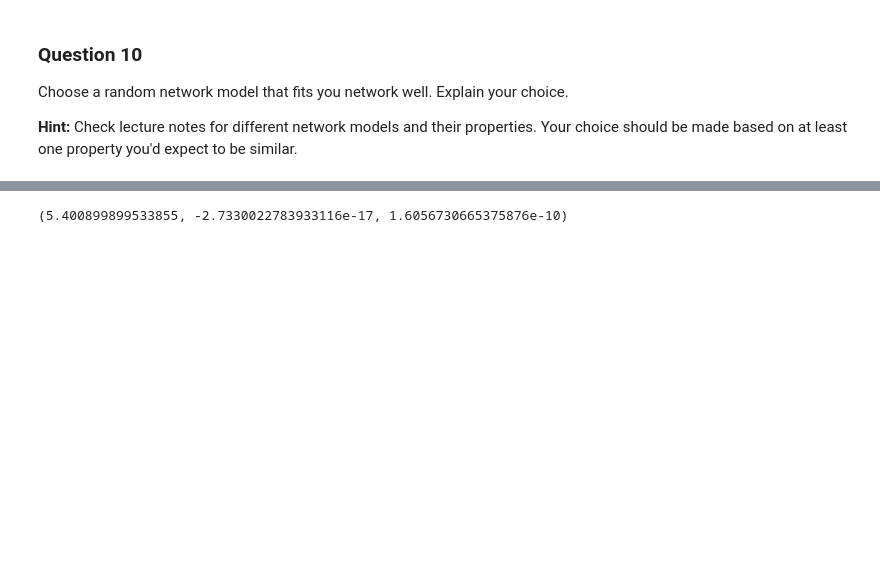
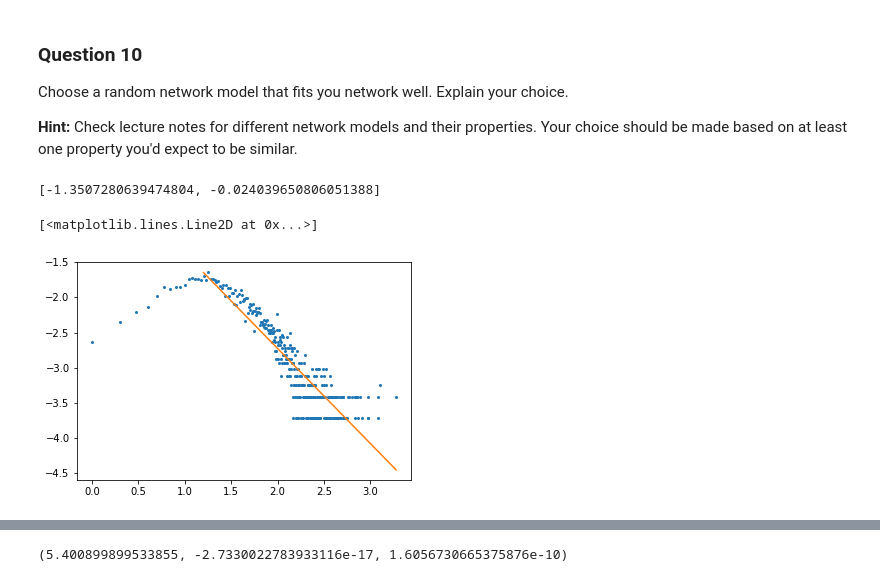
Before and after one commit to mattminder/ntds_24, a Jupyter notebook: Milestone_2/2_network_models.ipynb, the cells around one changed output, grey strips where cells are left out. Saved outputs shown, nothing was run; the diff lists cells and outputs as text; code cells hidden in the pictures; blank space fills up the shorter version.

```diff
--- a/Milestone_2/2_network_models.ipynb
+++ b/Milestone_2/2_network_models.ipynb
@@ -346,3 +405,44 @@ Imagine you got equal degree distributions. Would that guarantee you got the sam
 Choose a random network model that fits you network well. Explain your choice.
 
 **Hint:** Check lecture notes for different network models and their properties. Your choice should be made based on at least one property you'd expect to be similar.
+# %%
+from scipy.stats import powerlaw
+from scipy import polyfit, polyval
+p = prob_degree_distribution(adjacency)
+x = np.linspace(1, p.size, num=p.size)
+
+# Convert to log scale, fit
+nonzero_ix = np.where(p != 0)
+x_log = np.log10(x[nonzero_ix])
+p_log = np.log10(p[nonzero_ix])
+#[a, b] = polyfit(x_log, p_log, 1)
+#print([a, b])
+#fitted = polyval([a, b], x_log)
+
+# Fit only data with x > 1.5
+keep_ix = np.where(x_log > 1.2)
+x_log_keep = x_log[keep_ix]
+p_log_keep = p_log[keep_ix]
+[a2, b2] = polyfit(x_log_keep, p_log_keep, 1)
+print([a2, b2])
+fitted2 = polyval([a2, b2], x_log_keep)
+
+
+plt.plot(x_log, p_log, 'o', ms=2)
+#plt.plot(x_log, fitted)
+plt.plot(x_log_keep, fitted2)
+
+#param = powerlaw.fit(p, loc=0, scale=1)
+#power_law_fitted = powerlaw.pdf(x, param[0], loc=param[1], scale=param[2])
+
+
+
+
+#print(power_law_fitted)
+#print(param)
+#plt.loglog(x,power_law_fitted,'r-',x,p,'g.')
+#plt.title('Comparison of network degree distribution and log-norml fit in log-log')
+# %% [output]
+[-1.3507280639474804, -0.024039650806051388]
+[<matplotlib.lines.Line2D at 0x...>]
+[figure, added]
```
Also changed, not shown: parts of 8 cells of this notebook.
